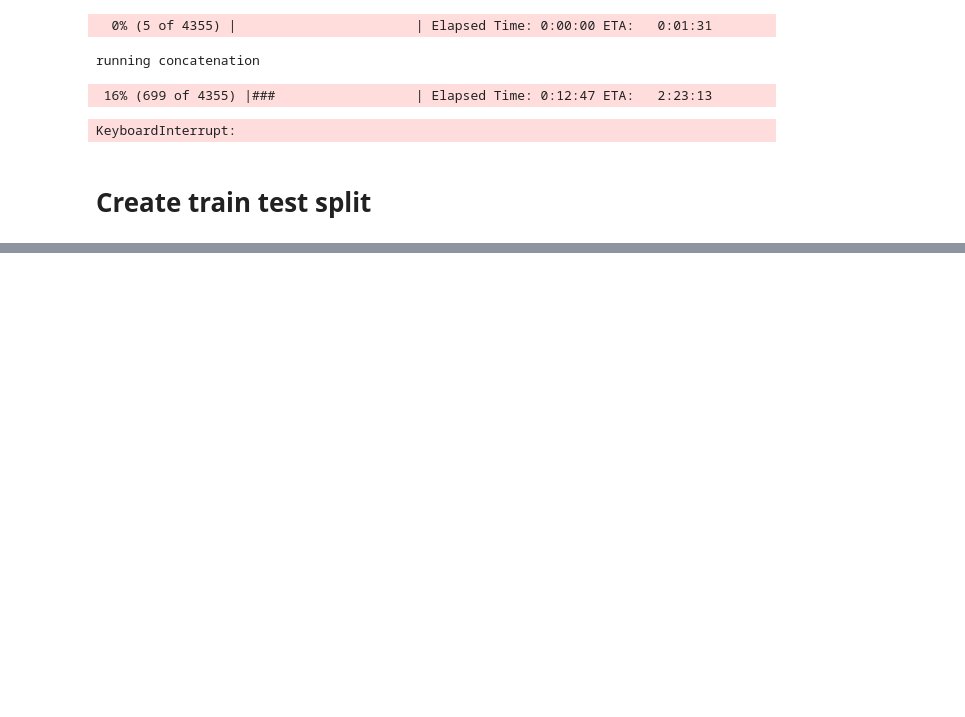
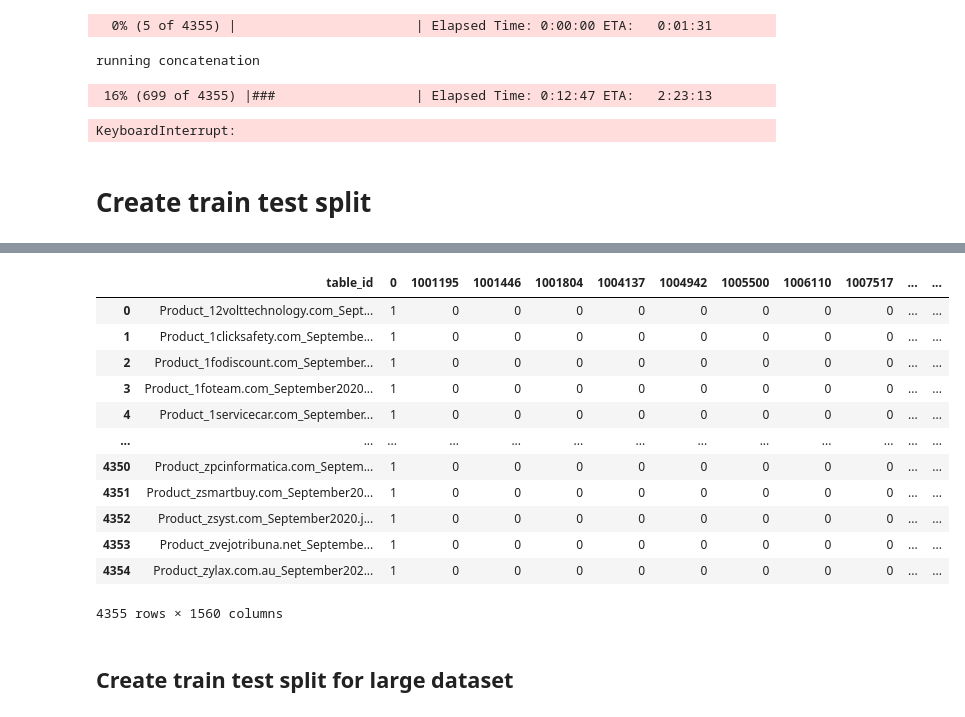
Before and after one commit to NiklasSabel/data_integration_using_deep_learning, a Jupyter notebook: notebooks/Entity/Product/train_test_split/Entity_Product_train_test_split.ipynb, the cells around one changed output, grey strips where cells are left out. Drawn from its saved outputs; the diff is of its cells as text; code cells hidden in the pictures; blank space fills up the shorter version.

Commit message:
product train test split

```diff
--- a/notebooks/Entity/Product/train_test_split/Entity_Product_train_test_split.ipynb
+++ b/notebooks/Entity/Product/train_test_split/Entity_Product_train_test_split.ipynb
@@ -253,6 +258,7 @@ with progressbar.ProgressBar(max_value=len(all_filtered_tables)) as bar:
         if count > 0:
             df_concat = pd.concat([table_df_1, table_df_2])
         table_df_2 = df_concat
+        if count == len(all_filtered_tables) - 1:
         count += 1
         bar.update(count)
 
@@ -431,0 +460,24 @@ KeyboardInterrupt:
+# %%
+all_unfiltered_tables = [file for file in os.listdir(train_test_input_unfiltered_path) if file.endswith('.json.gz')]
+if 'train_test_all_unfiltered_tables.json.gz' in all_unfiltered_tables:
+    all_filtered_tables.remove('train_test_all_unfiltered_tables.json.gz')
+# %%
+overview_df = pd.DataFrame()
+overview_df['table_id'] = all_unfiltered_tables
+
+cluster_id_overview_list = []
+count = 0
+with progressbar.ProgressBar(max_value=len(all_unfiltered_tables)) as bar:
+    for table in all_unfiltered_tables:
+        table_df = pd.read_json(os.path.join(train_test_input_unfiltered_path,'{}'.format(table)), compression='gzip', lines=True)
+        table_df['cluster_id'] = table_df['cluster_id'].fillna(0).apply(lambda x: int(x))
+        cluster_id_list = table_df['cluster_id']
+
+        cluster_id_list = list(set(cluster_id_list))
+        cluster_id_overview_list.append(cluster_id_list)
+
+        count += 1
+        bar.update(count)
+
+overview_df['cluster_id'] = cluster_id_overview_list
+overview_df
@@ -431,0 +501,4 @@ KeyboardInterrupt:
+# %%
+overview_detailed = overview_df.explode('cluster_id')
+overview_detailed['cluster_id'] = overview_detailed['cluster_id'].apply(lambda x: str(x))
+overview_detailed
@@ -432,3 +580,24 @@ KeyboardInterrupt:
+# %%
+full_table = pd.concat([overview_detailed,pd.get_dummies(overview_detailed['cluster_id'])], axis=1)
+full_table = full_table.groupby('table_id').sum().reset_index()
+full_table.to_json(os.path.join(train_test_input_unfiltered_path, 'overview/train_test_full_detailed_overview.json.gz'), compression='gzip', orient='records', lines=True)
+full_table
+# %% [output]
+|  | table_id | 0 | 1001195 | 1001446 | 1001804 | 1004137 | 1004942 | 1005500 | 1006110 | 1007517 | ... | ... |
+| 0 | Product_12volttechnology.com_Sept... | 1 | 0 | 0 | 0 | 0 | 0 | 0 | 0 | 0 | ... | ... |
+| 1 | Product_1clicksafety.com_Septembe... | 1 | 0 | 0 | 0 | 0 | 0 | 0 | 0 | 0 | ... | ... |
+| 2 | Product_1fodiscount.com_September... | 1 | 0 | 0 | 0 | 0 | 0 | 0 | 0 | 0 | ... | ... |
+| 3 | Product_1foteam.com_September2020... | 1 | 0 | 0 | 0 | 0 | 0 | 0 | 0 | 0 | ... | ... |
+| 4 | Product_1servicecar.com_September... | 1 | 0 | 0 | 0 | 0 | 0 | 0 | 0 | 0 | ... | ... |
+| ... | ... | ... | ... | ... | ... | ... | ... | ... | ... | ... | ... | ... |
+| 4350 | Product_zpcinformatica.com_Septem... | 1 | 0 | 0 | 0 | 0 | 0 | 0 | 0 | 0 | ... | ... |
+| 4351 | Product_zsmartbuy.com_September20... | 1 | 0 | 0 | 0 | 0 | 0 | 0 | 0 | 0 | ... | ... |
+| 4352 | Product_zsyst.com_September2020.j... | 1 | 0 | 0 | 0 | 0 | 0 | 0 | 0 | 0 | ... | ... |
+| 4353 | Product_zvejotribuna.net_Septembe... | 1 | 0 | 0 | 0 | 0 | 0 | 0 | 0 | 0 | ... | ... |
+| 4354 | Product_zylax.com.au_September202... | 1 | 0 | 0 | 0 | 0 | 0 | 0 | 0 | 0 | ... | ... |
+4355 rows × 1560 columns
+# %% [markdown]
+## Create train test split for large dataset
 # %%
 # split tables into train and test set
 all_tables = [file for file in os.listdir(train_test_input_unfiltered_path) if file.endswith('.json.gz')]
```
Also changed, not shown: parts of 27 cells of this notebook.
